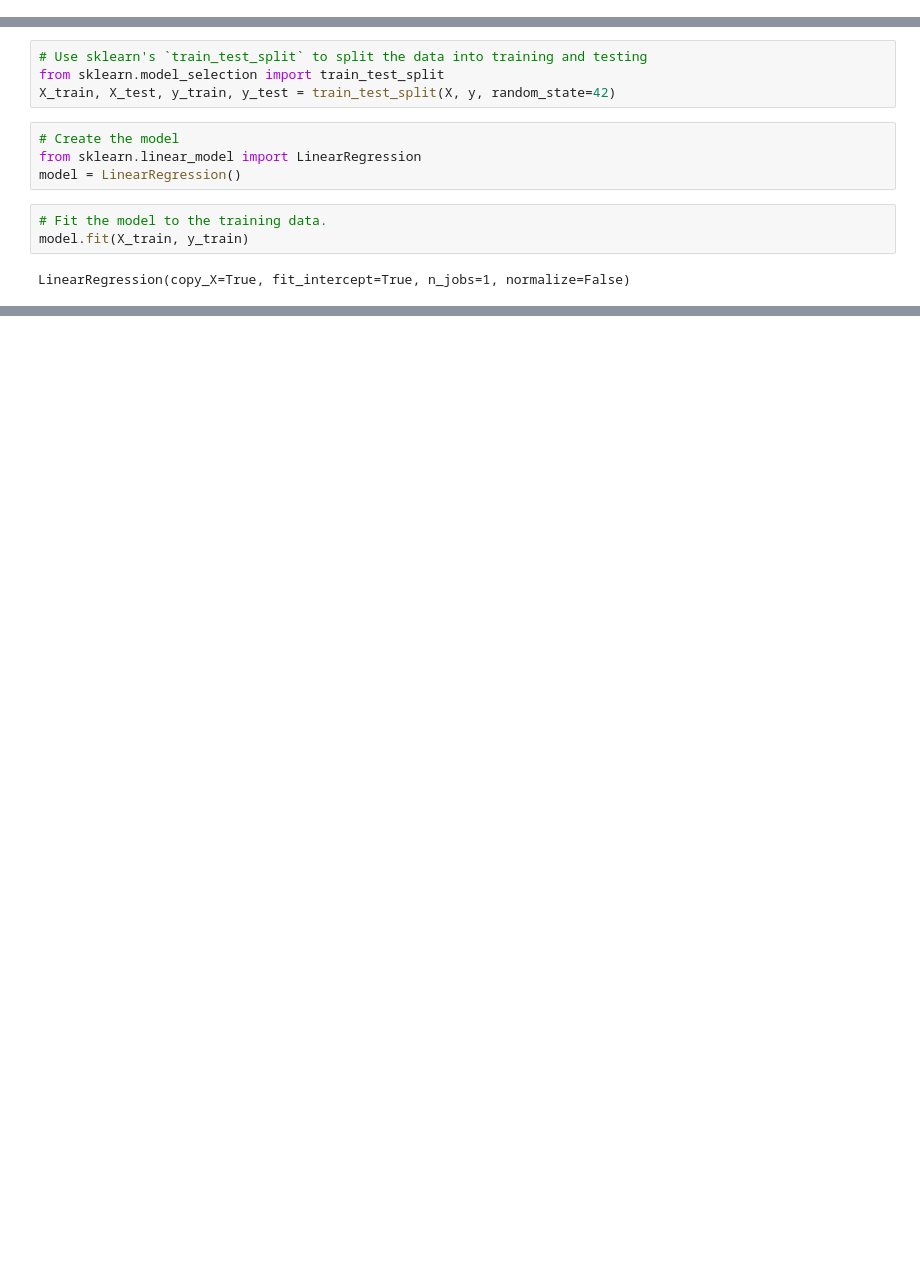
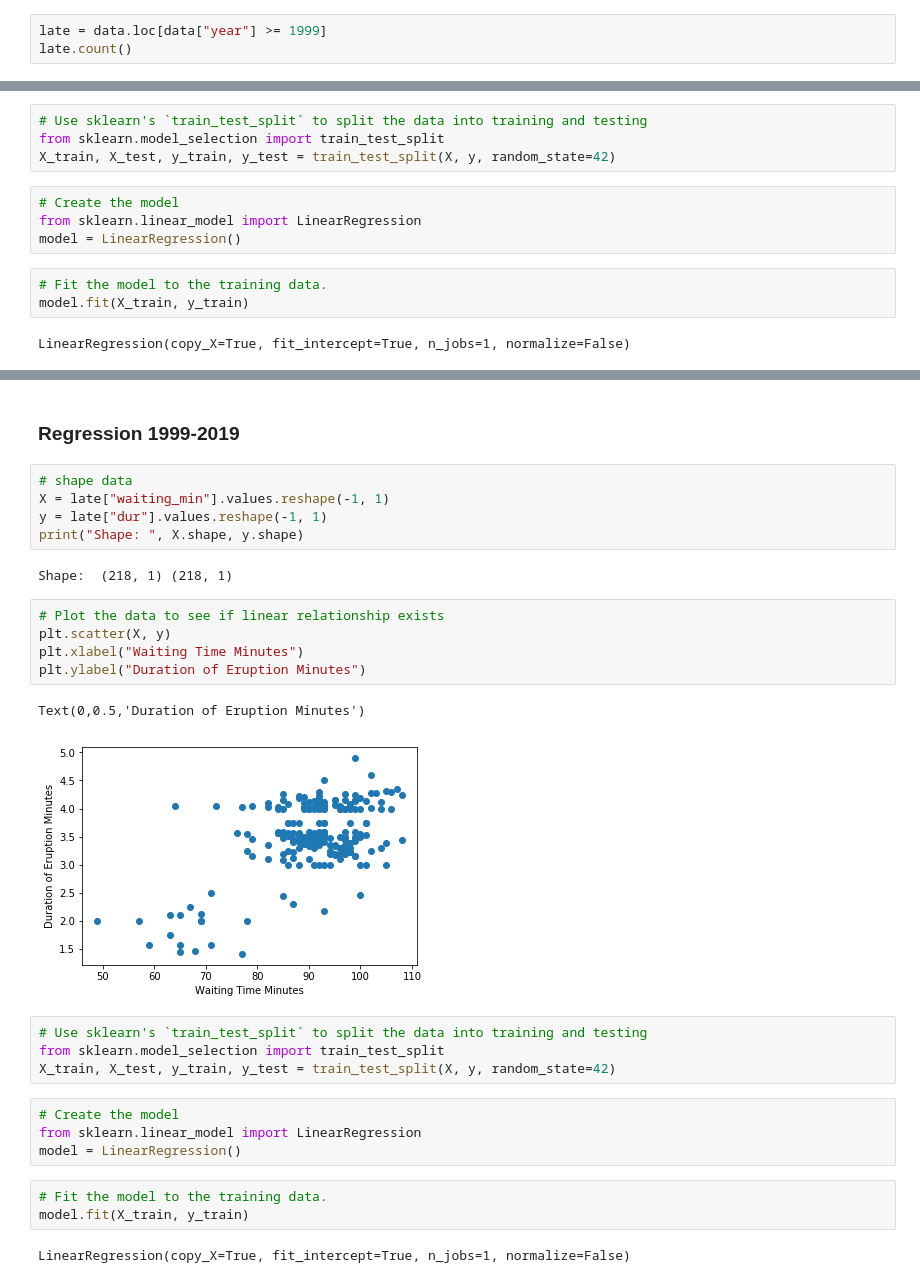
Before and after one commit to kyanite5/Old_Faithful_Project, a Jupyter notebook: data/LinearRegression.ipynb, the cells around one changed output, grey strips where cells are left out. Saved outputs shown, nothing was run; the diff lists cells and outputs as text; blank space fills up the shorter version.

```diff
--- a/data/LinearRegression.ipynb
+++ b/data/LinearRegression.ipynb
@@ -16,0 +32,3 @@ data.head()
+# %%
+late = data.loc[data["year"] >= 1999]
+late.count()
@@ -79,0 +112,30 @@ LinregressResult(slope=0.061985776225457354, intercept=-0.9830652257697343, rval
+# %% [markdown]
+### Regression 1999-2019
+# %%
+# shape data
+X = late["waiting_min"].values.reshape(-1, 1)
+y = late["dur"].values.reshape(-1, 1)
+print("Shape: ", X.shape, y.shape)
+# %% [output]
+Shape:  (218, 1) (218, 1)
+# %%
+# Plot the data to see if linear relationship exists
+plt.scatter(X, y)
+plt.xlabel("Waiting Time Minutes")
+plt.ylabel("Duration of Eruption Minutes")
+# %% [output]
+Text(0,0.5,'Duration of Eruption Minutes')
+[figure, added]
+# %%
+# Use sklearn's `train_test_split` to split the data into training and testing
+from sklearn.model_selection import train_test_split
+X_train, X_test, y_train, y_test = train_test_split(X, y, random_state=42)
+# %%
+# Create the model
+from sklearn.linear_model import LinearRegression
+model = LinearRegression()
+# %%
+# Fit the model to the training data.
+model.fit(X_train, y_train)
+# %% [output]
+LinearRegression(copy_X=True, fit_intercept=True, n_jobs=1, normalize=False)
```
Also changed, not shown: parts of 12 cells of this notebook.
